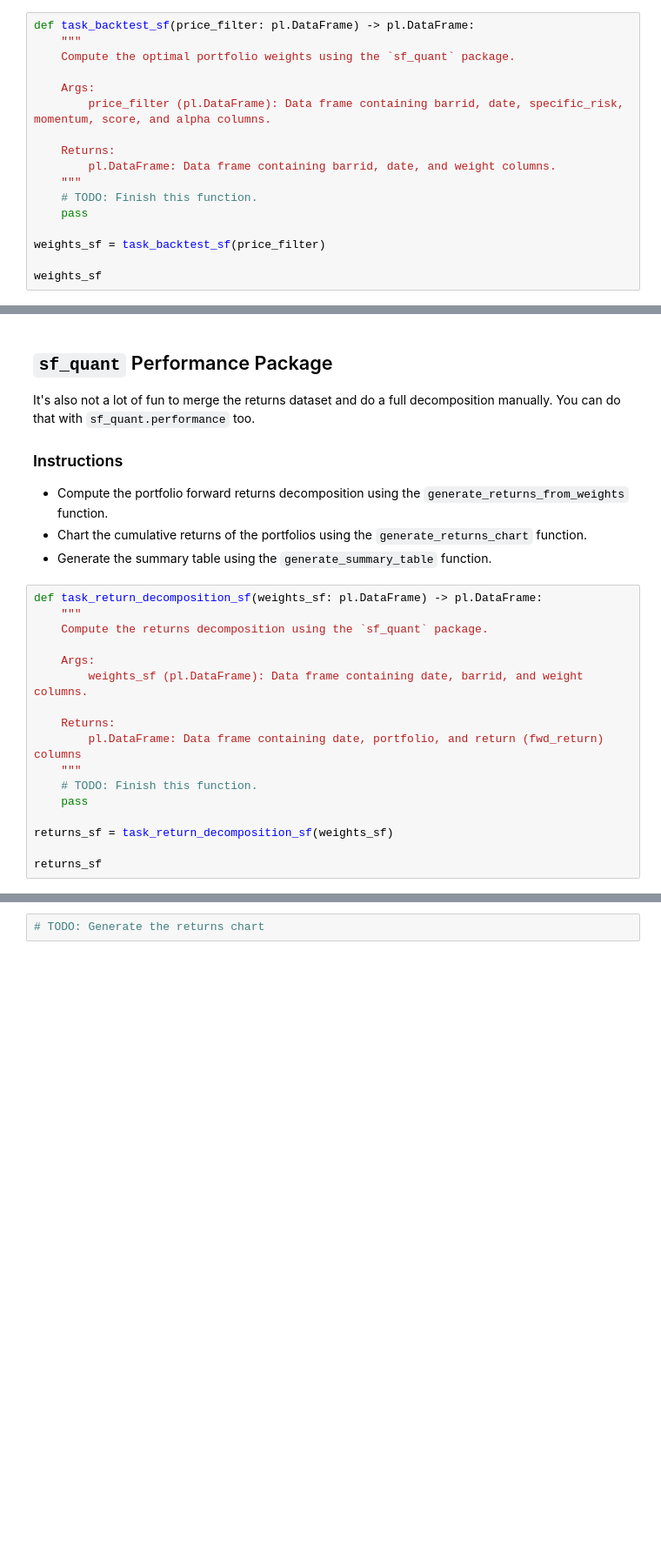
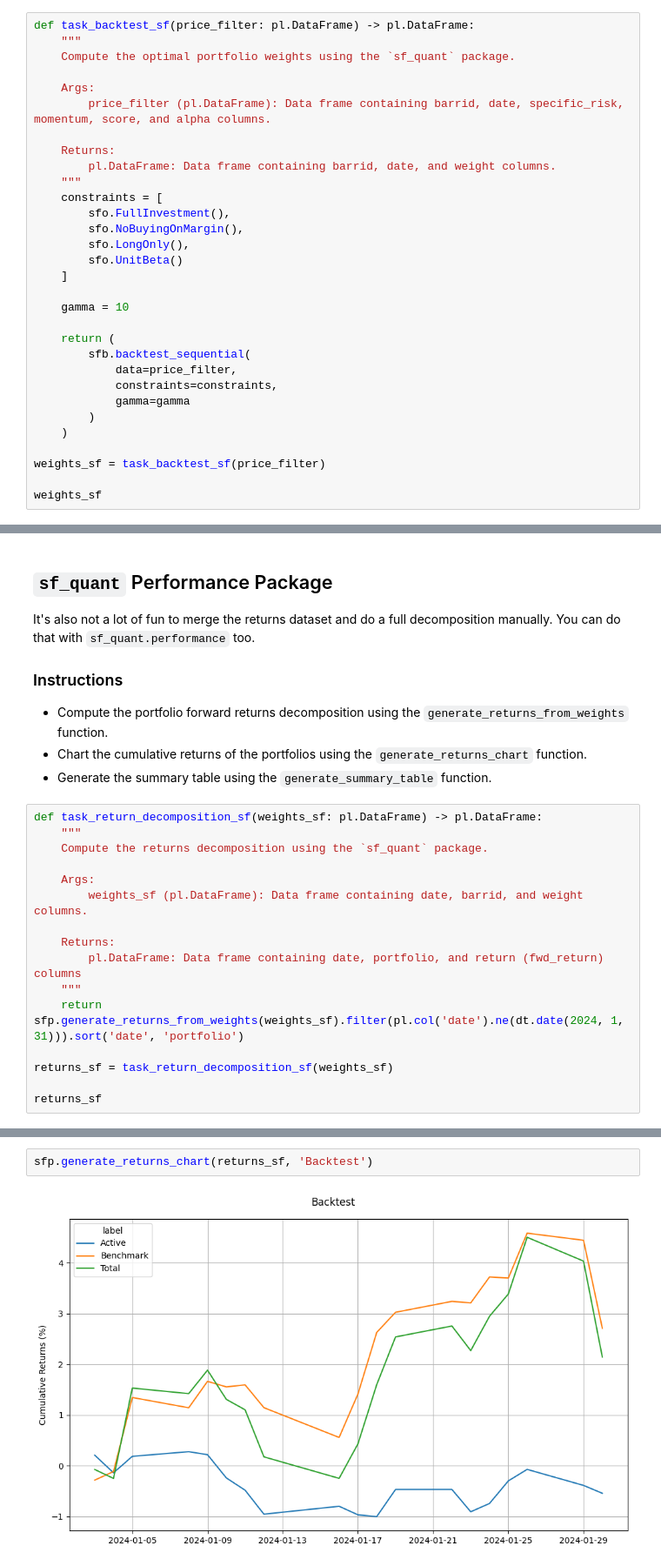
Before and after one commit to grantrich21/sf-quant-labs, a Jupyter notebook: labs/lab_4.ipynb, the cells around one changed output, grey strips where cells are left out. Shown at 87% size. Saved outputs shown, nothing was run; the diff lists cells and outputs as text; blank space fills up the shorter version.

```diff
--- a/labs/lab_4.ipynb
+++ b/labs/lab_4.ipynb
@@ -488,8 +434,22 @@ def task_backtest_sf(price_filter: pl.DataFrame) -> pl.DataFrame:
     Returns:
         pl.DataFrame: Data frame containing barrid, date, and weight columns.
     """
-    # TODO: Finish this function.
-    pass
+    constraints = [
+        sfo.FullInvestment(),
+        sfo.NoBuyingOnMargin(),
+        sfo.LongOnly(),
+        sfo.UnitBeta()
+    ]
+
+    gamma = 10
+
+    return (
+        sfb.backtest_sequential(
+            data=price_filter,
+            constraints=constraints,
+            gamma=gamma
+        )
+    )
 
 weights_sf = task_backtest_sf(price_filter)
 
@@ -515,8 +490,7 @@ def task_return_decomposition_sf(weights_sf: pl.DataFrame) -> pl.DataFrame:
     Returns:
         pl.DataFrame: Data frame containing date, portfolio, and return (fwd_return) columns
     """
-    # TODO: Finish this function.
-    pass
+    return sfp.generate_returns_from_weights(weights_sf).filter(pl.col('date').ne(dt.date(2024, 1, 31))).sort('date', 'portfolio')
 
 returns_sf = task_return_decomposition_sf(weights_sf)
 
@@ -524,3 +513,5 @@ returns_sf
 # %%
-# TODO: Generate the returns chart
+sfp.generate_returns_chart(returns_sf, 'Backtest')
+# %% [output]
+[figure, added]
 # %%
```
Also changed, not shown: parts of 9 cells of this notebook.
